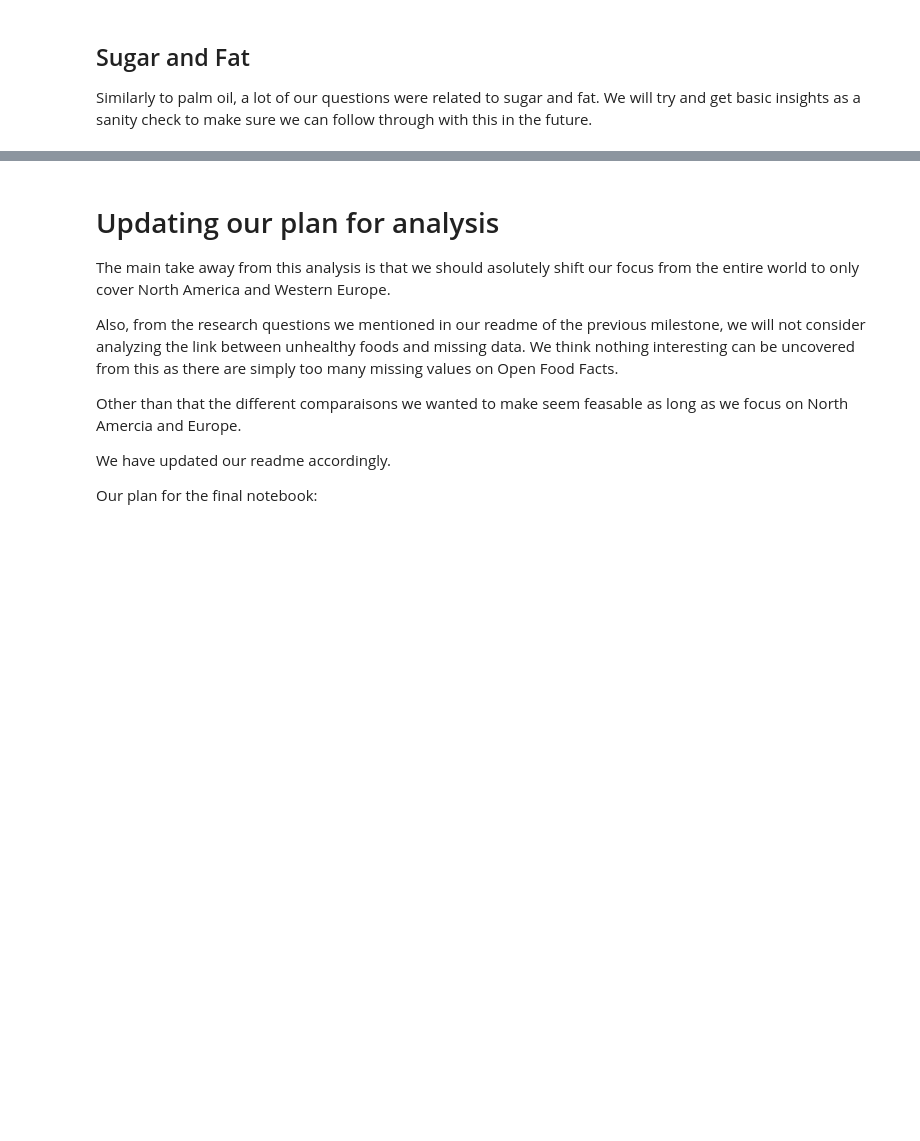
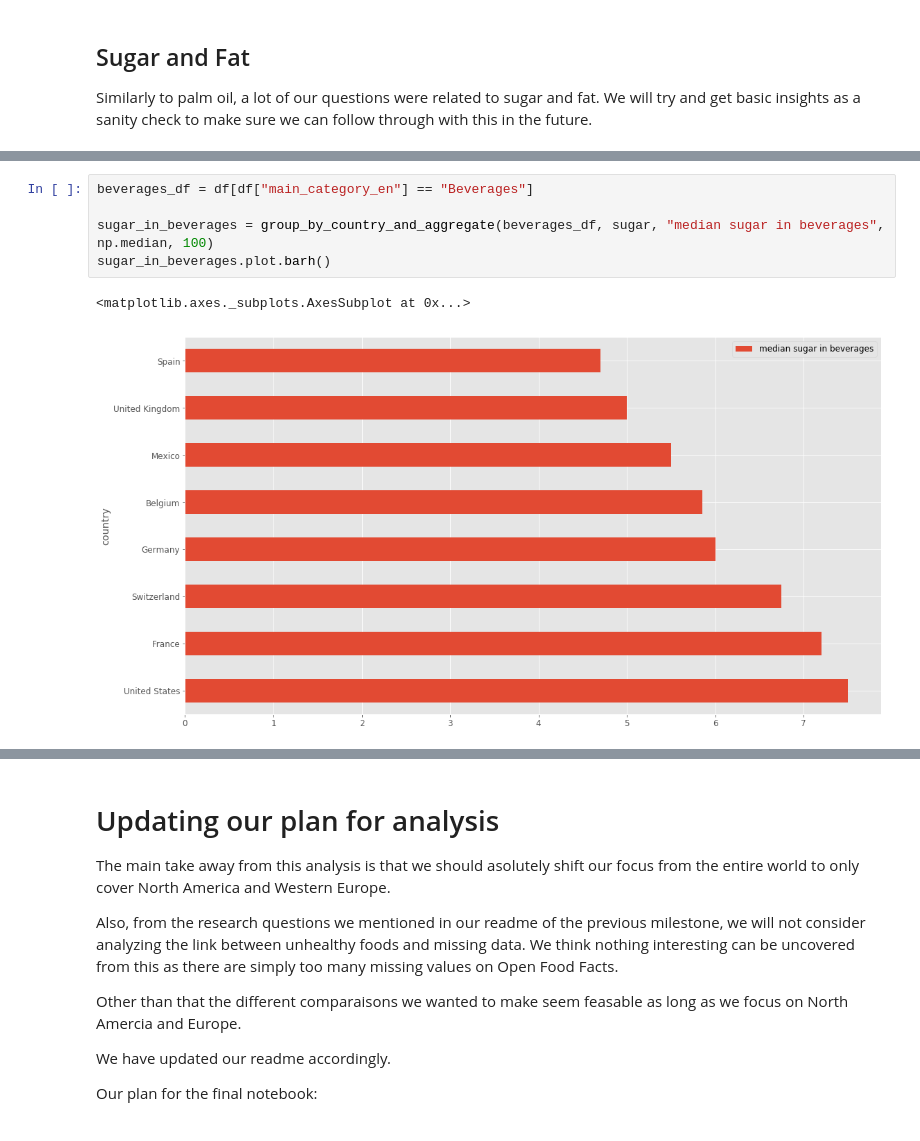
Before and after one commit to lbasseto/meyran-open-food-facts, a Jupyter notebook: Data PreProcessing.ipynb, the cells around one changed output, grey strips where cells are left out. Cells and saved outputs as stored; diff of their text form; blank space fills up the shorter version.

```diff
--- a/Data PreProcessing.ipynb
+++ b/Data PreProcessing.ipynb
@@ -663,0 +681,8 @@ mean_sugar_per_country.plot.bar()
+# %%
+beverages_df = df[df["main_category_en"] == "Beverages"]
+
+sugar_in_beverages = group_by_country_and_aggregate(beverages_df, sugar, "median sugar in beverages", np.median, 100)
+sugar_in_beverages.plot.barh()
+# %% [output]
+<matplotlib.axes._subplots.AxesSubplot at 0x...>
+[figure, added]
```
Also changed, not shown: parts of 37 cells of this notebook.
